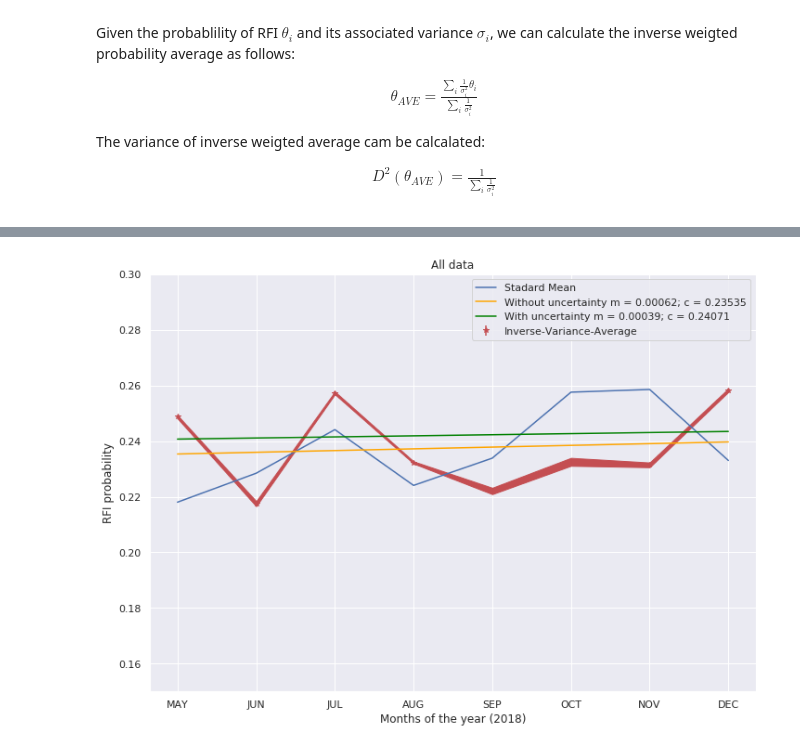
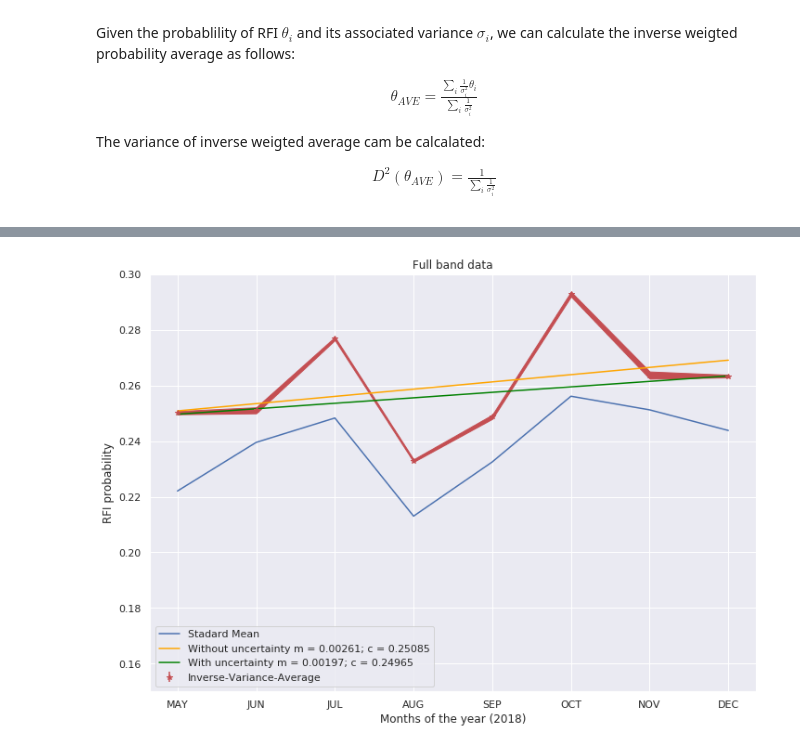
Before and after one commit to kvanqa/MeerKAT-site-RFI-, a Jupyter notebook: kathprfi/RFI_probability_per_Month_optmized.ipynb, the cells around one changed output, grey strips where cells are left out. Drawn from its saved outputs; the diff is of its cells as text; code cells hidden in the pictures.

```diff
--- a/kathprfi/RFI_probability_per_Month_optmized.ipynb
+++ b/kathprfi/RFI_probability_per_Month_optmized.ipynb
@@ -138,0 +166,2 @@ bl_min = count_min_obs_per_bl(obs,time_per_mon)
+# %%
+avg_per_bl = average_per_Bl(obs,time_per_mon,bl_min)
@@ -138,0 +216,9 @@ bl_min = count_min_obs_per_bl(obs,time_per_mon)
+# %%
+months = ['MAY','JUN','JUL','AUG','SEP','OCT','NOV','DEC']
+for i in range(len(avg_per_bl)):
+    plt.plot(bl_len[np.where(bl_min!=0)[0]],avg_per_bl[i][1],'.',label=months[i])
+#plt.plot(bl_len[np.where(bl_mean!=0)[0]],bl_min[7][1],'.',label=months[7])
+plt.xlabel('Baseline length')
+plt.title('Full band')
+plt.legend()
+plt.show()
@@ -155,7 +243,7 @@ def INV_VAR_AVE(bl_min):
     mean_weig = []
     standard_mean = []
     std_dev = []
-    for i in range(1,len(bl_min)):
+    for i in range(len(bl_min)):
         invar = 0
         sum_cons = 0
         invar_std = 0
@@ -177,7 +265,7 @@ def INV_VAR_AVE(bl_min):
         std_dev.append(1./sum_cons)
     return mean_weig,standard_mean,np.array(std_dev)
 # %%
-inva_mean, standard_mean,var= INV_VAR_AVE(bl_min)
+inva_mean, standard_mean,var= INV_VAR_AVE(avg_per_bl)
 # %%
 std = np.sqrt(var)
 # %%
@@ -221,15 +337,15 @@ plt.show()
 # %%
 plt.plot(np.arange(len(inva_mean)),standard_mean,label='Stadard Mean')
 plt.errorbar(np.arange(len(inva_mean)),inva_mean,fmt='*r',yerr = std,label='Inverse-Variance-Average')
 plt.fill_between(np.arange(len(inva_mean)),a,b,color='r')
 plt.plot(fit,color='orange',label=r'Without uncertainty m = '+str(round(m,5))+ '; c = '+str(round(c,5)))
 plt.plot(fit_err,color='green',label=r'With uncertainty m = '+str(round(m_err,5))+ '; c = '+str(round(c_err,5)))
 plt.xticks(np.arange(8),['MAY','JUN','JUL','AUG','SEP','OCT','NOV','DEC'])
 plt.legend()
 plt.ylim(0.15,0.3)
 plt.ylabel('RFI probability')
 plt.xlabel('Months of the year (2018)')
-plt.title('All data')
+plt.title('Full band data')
 plt.show()
 # %% [output]
-[figure, old version]
+[figure, new version]
```
Also changed, not shown: parts of 19 cells of this notebook.
